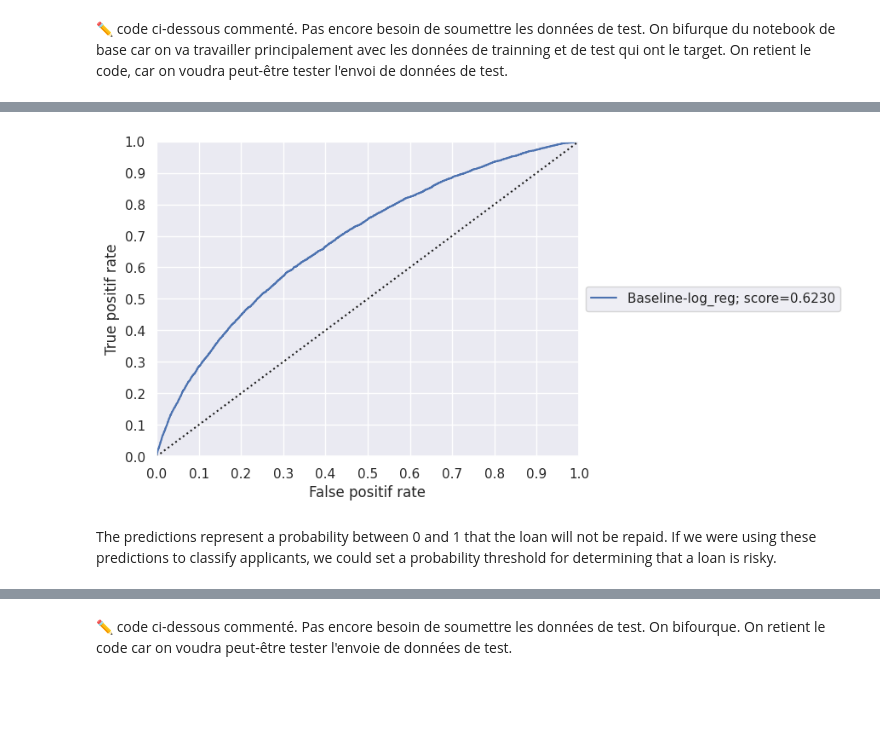
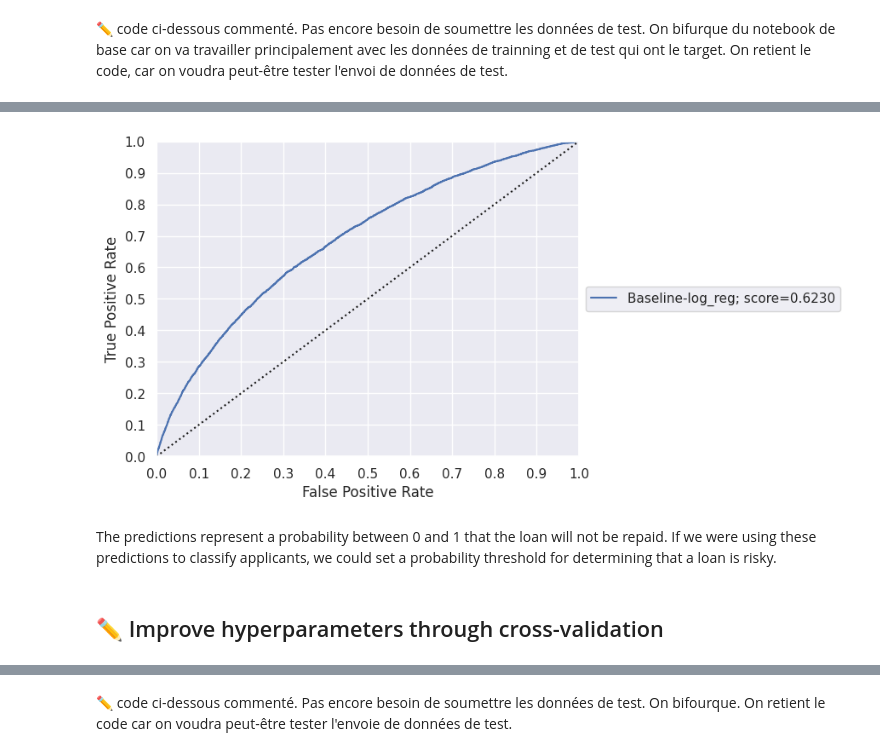
Before and after one commit to nicolascuervo/CreditScoring, a Jupyter notebook: notebooks/CUERVO_Nicolas_2_notebook_modélisation_092024.ipynb, the cells around one changed output, grey strips where cells are left out. Saved outputs shown, nothing was run; the diff lists cells and outputs as text; code cells hidden in the pictures; blank space fills up the shorter version.

Commit message:
Improving baseline model through crossvalidation. Passing functions for model evaludation to a separate py file

```diff
--- a/notebooks/CUERVO_Nicolas_2_notebook_modélisation_092024.ipynb
+++ b/notebooks/CUERVO_Nicolas_2_notebook_modélisation_092024.ipynb
@@ -1312,23 +1171,11 @@ Done.
-# %%
-def plot_roc_curve(pred_test_pairs: Dict[ str,Tuple[np.array, np.array]],
-                   validation_threshold:float=0.1):
-    for model_name, (y_test, ypred) in pred_test_pairs.items():
-        fpr, tpr, thresholds  = roc_curve(y_test, y_pred )
-        model_score = score_model(y_test, ypred, validation_threshold=validation_threshold, verbose=False)
-        plt.plot(fpr, tpr,label=f'{model_name}; score={model_score:0.4f}')
-    plt.xlabel('False positif rate')
-    plt.ylabel('True positif rate')
-    plt.legend(loc='center left', bbox_to_anchor=(1, 0.5))
-    plt.ylim([0,1])
-    plt.xlim([0,1])
-    plt.xticks(np.linspace(0,1,11))
-    plt.yticks(np.linspace(0,1,11))
-    plt.plot([0,1],[0,1],':k')
 # %%
+log_reg.fit(X_train_tfd,y_train)
 y_pred = log_reg.predict_proba(X_test_tfd)[:, 1]
 pred_test_pairs = {model_name:(y_test, y_pred)}
 plot_roc_curve(pred_test_pairs)
 # %% [output]
-[figure, old version]
+[figure, new version]
 # %% [markdown]
 The predictions represent a probability between 0 and 1 that the loan will not be repaid. If we were using these predictions to classify applicants, we could set a probability threshold for determining that a loan is risky.
+# %% [markdown]
+## ✏️ Improve hyperparameters through cross-validation
```
Also changed, not shown: parts of 19 cells of this notebook, 3 other files.
